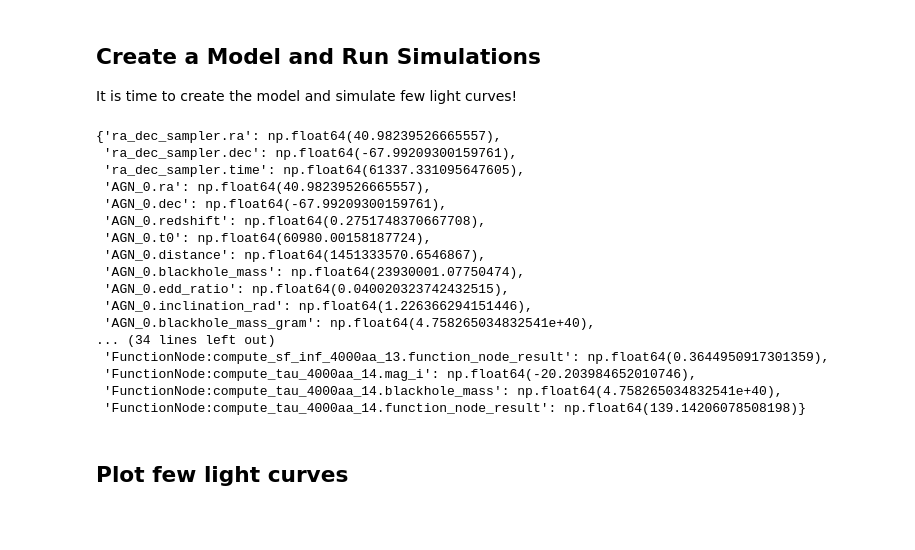
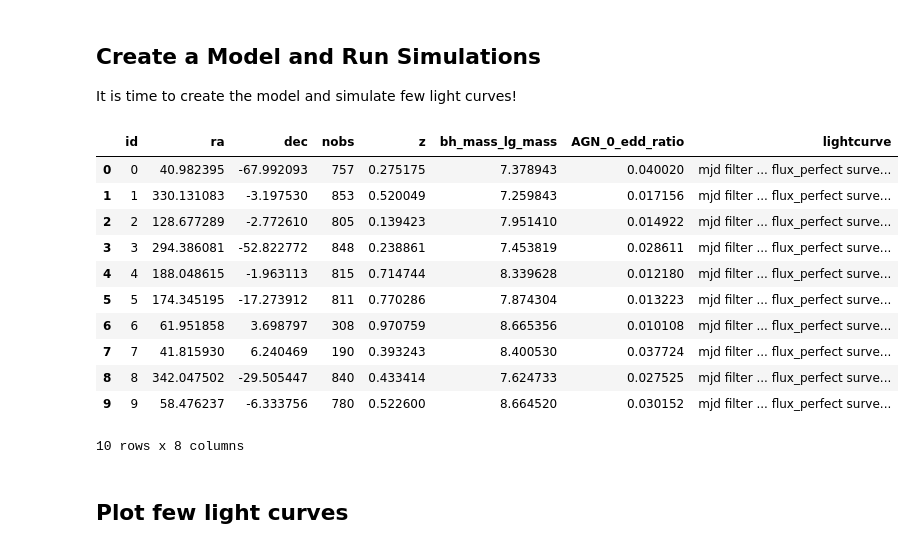
Before and after one commit to lincc-frameworks/tdastro, a Jupyter notebook: docs/notebooks/pre_executed/agn.ipynb, the cells around one changed output. Drawn from its saved outputs; the diff is of its cells as text; code cells hidden in the pictures; blank space fills up the shorter version.

```diff
--- a/docs/notebooks/pre_executed/agn.ipynb
+++ b/docs/notebooks/pre_executed/agn.ipynb
@@ -100,52 +100,44 @@ It is time to create the model and simulate few light curves!
 # %%
 model = AGN(
     # Reference time is not important for a stochastic model
     t0=obstable.time_bounds()[0],  # reference date, the survey start
     blackhole_mass=bh_mass,  # black hole mass in solar masses
     edd_ratio=edd_ratio,  # accretion rate to critical accretion rate raio
     redshift=redshift,
     ra=radec.ra,
     dec=radec.dec,
     cosmology=Planck18,
 )
 
 # Make it reproducible
 rng = np.random.default_rng(42)
 
 df = simulate_lightcurves(
     model=model,
     num_samples=10,
     obstable=obstable,
     passbands=passband_group,
     param_cols=[
-        "ra_dec_sampler.ra",
-        "ra_dec_sampler.dec",
         "bh_mass.lg_mass",
         "AGN_0.edd_ratio",
     ],
     rng=rng,
 )
 # params is too large to show =)
 df.drop(columns=["params"])
-df.iloc[0].params
 # %% [output]
+|  | id | ra | dec | nobs | z | bh_mass_lg_mass | AGN_0_edd_ratio | lightcurve |
+| 0 | 0 | 40.982395 | -67.992093 | 757 | 0.275175 | 7.378943 | 0.040020 | mjd filter ... flux_perfect surve... |
+| 1 | 1 | 330.131083 | -3.197530 | 853 | 0.520049 | 7.259843 | 0.017156 | mjd filter ... flux_perfect surve... |
+| 2 | 2 | 128.677289 | -2.772610 | 805 | 0.139423 | 7.951410 | 0.014922 | mjd filter ... flux_perfect surve... |
+| 3 | 3 | 294.386081 | -52.822772 | 848 | 0.238861 | 7.453819 | 0.028611 | mjd filter ... flux_perfect surve... |
+| 4 | 4 | 188.048615 | -1.963113 | 815 | 0.714744 | 8.339628 | 0.012180 | mjd filter ... flux_perfect surve... |
+| 5 | 5 | 174.345195 | -17.273912 | 811 | 0.770286 | 7.874304 | 0.013223 | mjd filter ... flux_perfect surve... |
+| 6 | 6 | 61.951858 | 3.698797 | 308 | 0.970759 | 8.665356 | 0.010108 | mjd filter ... flux_perfect surve... |
+| 7 | 7 | 41.815930 | 6.240469 | 190 | 0.393243 | 8.400530 | 0.037724 | mjd filter ... flux_perfect surve... |
+| 8 | 8 | 342.047502 | -29.505447 | 840 | 0.433414 | 7.624733 | 0.027525 | mjd filter ... flux_perfect surve... |
+| 9 | 9 | 58.476237 | -6.333756 | 780 | 0.522600 | 8.664520 | 0.030152 | mjd filter ... flux_perfect surve... |
-{'ra_dec_sampler.ra': np.float64(40.98239526665557),
- 'ra_dec_sampler.dec': np.float64(-67.99209300159761),
- 'ra_dec_sampler.time': np.float64(61337.331095647605),
- 'AGN_0.ra': np.float64(40.98239526665557),
- 'AGN_0.dec': np.float64(-67.99209300159761),
- 'AGN_0.redshift': np.float64(0.2751748370667708),
- 'AGN_0.t0': np.float64(60980.00158187724),
- 'AGN_0.distance': np.float64(1451333570.6546867),
- 'AGN_0.blackhole_mass': np.float64(23930001.07750474),
- 'AGN_0.edd_ratio': np.float64(0.040020323742432515),
- 'AGN_0.inclination_rad': np.float64(1.226366294151446),
- 'AGN_0.blackhole_mass_gram': np.float64(4.758265034832541e+40),
-... (34 lines left out)
- 'FunctionNode:compute_sf_inf_4000aa_13.function_node_result': np.float64(0.3644950917301359),
- 'FunctionNode:compute_tau_4000aa_14.mag_i': np.float64(-20.203984652010746),
- 'FunctionNode:compute_tau_4000aa_14.blackhole_mass': np.float64(4.758265034832541e+40),
- 'FunctionNode:compute_tau_4000aa_14.function_node_result': np.float64(139.14206078508198)}
+10 rows x 8 columns
 # %% [markdown]
 ## Plot few light curves
 # %%
```
Also changed, not shown: parts of 3 cells of this notebook.
